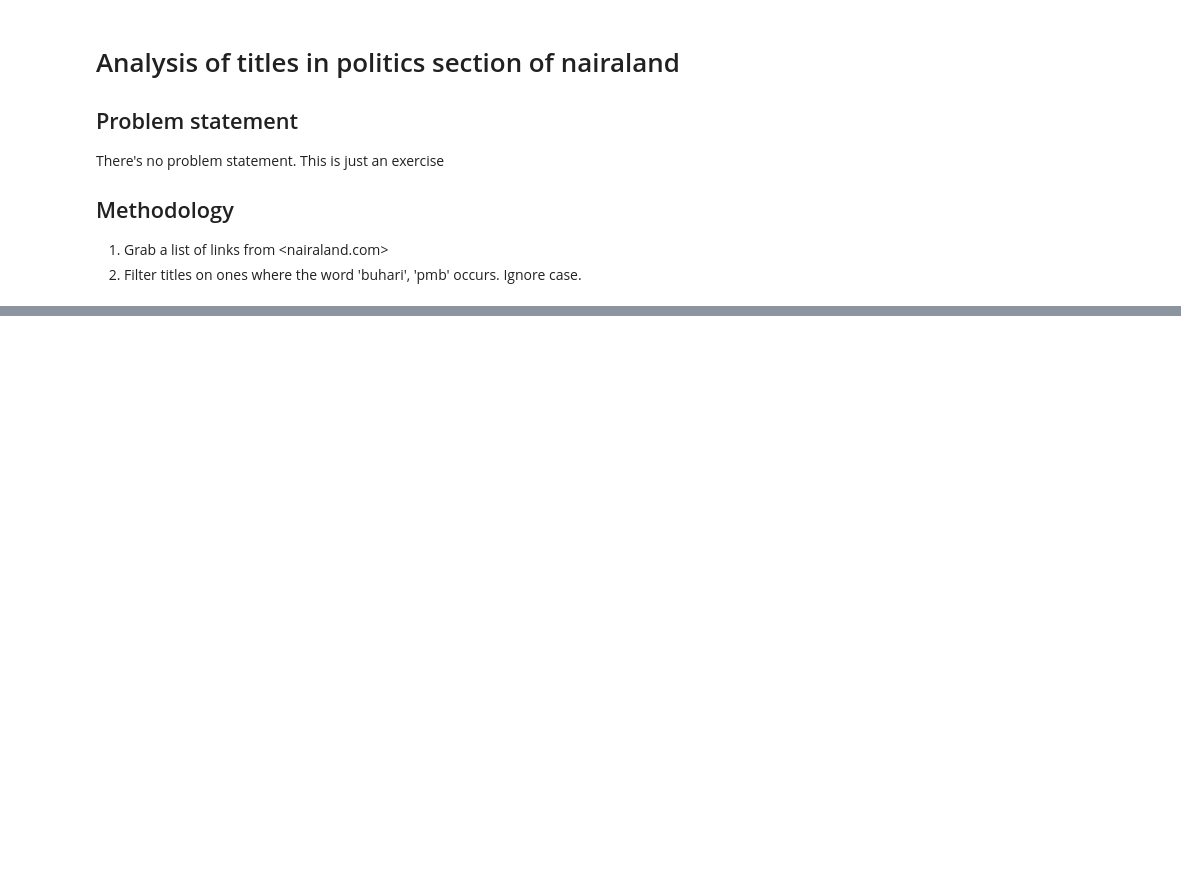
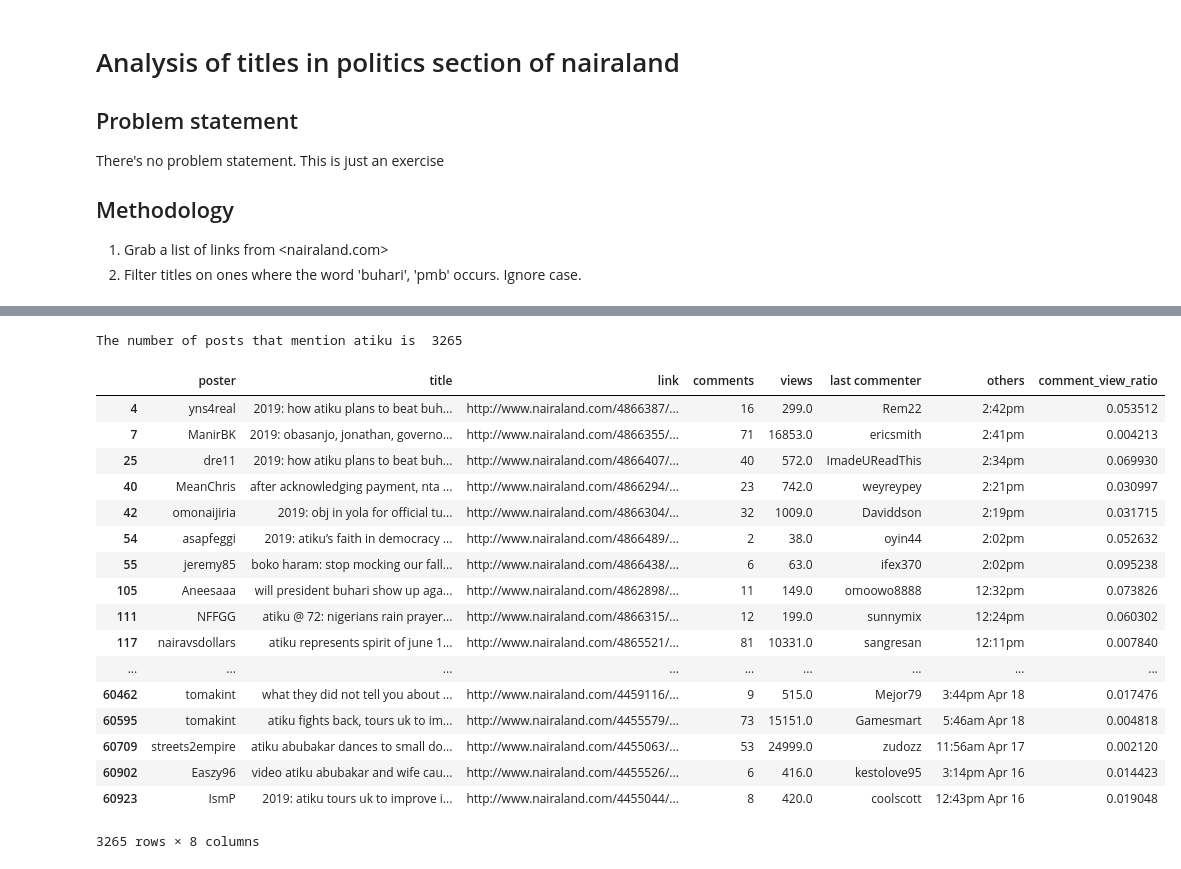
Before and after one commit to chidimo/hack-nairaland, a Jupyter notebook: politics-analysis.ipynb, the cells around one changed output, grey strips where cells are left out. Saved outputs shown, nothing was run; the diff lists cells and outputs as text; code cells hidden in the pictures; blank space fills up the shorter version.

```diff
--- a/politics-analysis.ipynb
+++ b/politics-analysis.ipynb
@@ -59,2 +65,0 @@ mask = buhari & (kanu | nnamdi)
-# %%
-df[mask].style.set_properties(**{'text-align': 'left', 'background-color': '#DF691A', 'color' : 'white', 'font-size' : '125%'})
@@ -79,2 +65,0 @@ df[mask].style.set_properties(**{'text-align': 'left', 'background-color': '#DF6
-# %%
-df.style.set_properties(**{'text-align': 'left', 'background-color': '#DF691A', 'color' : 'white', 'font-size' : '125%'})
@@ -82,0 +93,26 @@ KeyboardInterrupt:
+# %%
+# Find all posts that mention atiku
+mask = atiku
+res = df[mask]
+print("The number of posts that mention atiku is ", len(res))
+res
+# %% [output]
+The number of posts that mention atiku is  3265
+|  | poster | title | link | comments | views | last commenter | others | comment_view_ratio |
+| 4 | yns4real | 2019: how atiku plans to beat buh... | http://www.nairaland.com/4866387/... | 16 | 299.0 | Rem22 | 2:42pm | 0.053512 |
+| 7 | ManirBK | 2019: obasanjo, jonathan, governo... | http://www.nairaland.com/4866355/... | 71 | 16853.0 | ericsmith | 2:41pm | 0.004213 |
+| 25 | dre11 | 2019: how atiku plans to beat buh... | http://www.nairaland.com/4866407/... | 40 | 572.0 | ImadeUReadThis | 2:34pm | 0.069930 |
+| 40 | MeanChris | after acknowledging payment, nta ... | http://www.nairaland.com/4866294/... | 23 | 742.0 | weyreypey | 2:21pm | 0.030997 |
+| 42 | omonaijiria | 2019: obj in yola for official tu... | http://www.nairaland.com/4866304/... | 32 | 1009.0 | Daviddson | 2:19pm | 0.031715 |
+| 54 | asapfeggi | 2019: atiku’s faith in democracy ... | http://www.nairaland.com/4866489/... | 2 | 38.0 | oyin44 | 2:02pm | 0.052632 |
+| 55 | jeremy85 | boko haram: stop mocking our fall... | http://www.nairaland.com/4866438/... | 6 | 63.0 | ifex370 | 2:02pm | 0.095238 |
+| 105 | Aneesaaa | will president buhari show up aga... | http://www.nairaland.com/4862898/... | 11 | 149.0 | omoowo8888 | 12:32pm | 0.073826 |
+| 111 | NFFGG | atiku @ 72: nigerians rain prayer... | http://www.nairaland.com/4866315/... | 12 | 199.0 | sunnymix | 12:24pm | 0.060302 |
+| 117 | nairavsdollars | atiku represents spirit of june 1... | http://www.nairaland.com/4865521/... | 81 | 10331.0 | sangresan | 12:11pm | 0.007840 |
+| ... | ... | ... | ... | ... | ... | ... | ... | ... |
+| 60462 | tomakint | what they did not tell you about ... | http://www.nairaland.com/4459116/... | 9 | 515.0 | Mejor79 | 3:44pm Apr 18 | 0.017476 |
+| 60595 | tomakint | atiku fights back, tours uk to im... | http://www.nairaland.com/4455579/... | 73 | 15151.0 | Gamesmart | 5:46am Apr 18 | 0.004818 |
+| 60709 | streets2empire | atiku abubakar dances to small do... | http://www.nairaland.com/4455063/... | 53 | 24999.0 | zudozz | 11:56am Apr 17 | 0.002120 |
+| 60902 | Easzy96 | video atiku abubakar and wife cau... | http://www.nairaland.com/4455526/... | 6 | 416.0 | kestolove95 | 3:14pm Apr 16 | 0.014423 |
+| 60923 | IsmP | 2019: atiku tours uk to improve i... | http://www.nairaland.com/4455044/... | 8 | 420.0 | coolscott | 12:43pm Apr 16 | 0.019048 |
+3265 rows × 8 columns
```
Also changed, not shown: parts of 8 cells of this notebook, 3 other files.
